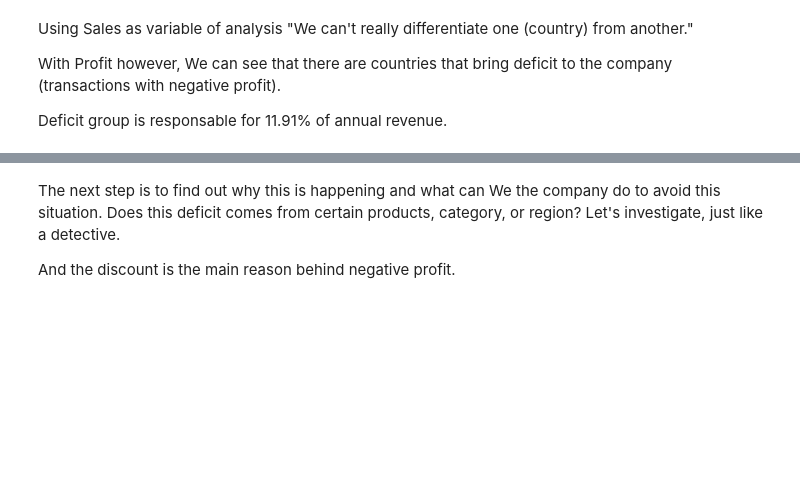
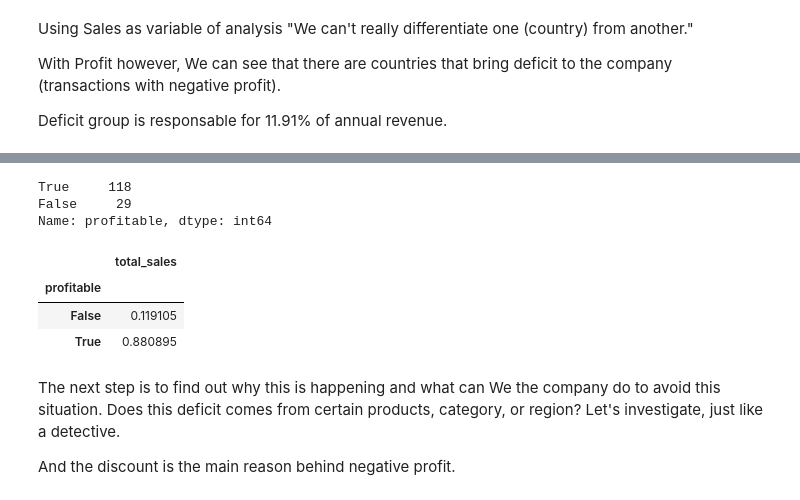
Before and after one commit to pauloreis-ds/e_mart_retailer, a Jupyter notebook: geolocation_analysis/notebooks/geolocation_sales_analysis_p01v01.ipynb, the cells around one changed output, grey strips where cells are left out. Saved outputs shown, nothing was run; the diff lists cells and outputs as text; code cells hidden in the pictures; blank space fills up the shorter version.

```diff
--- a/geolocation_analysis/notebooks/geolocation_sales_analysis_p01v01.ipynb
+++ b/geolocation_analysis/notebooks/geolocation_sales_analysis_p01v01.ipynb
@@ -513,7 +560,16 @@ df_aux.groupby("group")[['sales']].sum()/df_aux[['sales']].sum()
 # %%
-# df_geolocation_abt['profitable'].value_counts()
+df_geolocation_abt['profitable'].value_counts()
+# %% [output]
+True     118
+False     29
+Name: profitable, dtype: int64
 # %%
-# df_geolocation_abt.groupby("profitable")[['total_sales']].sum()/df_geolocation_abt[['total_sales']].sum()
+df_geolocation_abt.groupby("profitable")[['total_sales']].sum()/df_geolocation_abt[['total_sales']].sum()
+# %% [output]
+|  | total_sales |
+| profitable |  |
+| False | 0.119105 |
+| True | 0.880895 |
 # %% [markdown]
 The next step is to find out why this is happening and what can We the company do to avoid this situation. Does this deficit comes from certain products, category, or region? Let's investigate, just like a detective.
 
```
Also changed, not shown: parts of 7 cells of this notebook, 8 other files.
